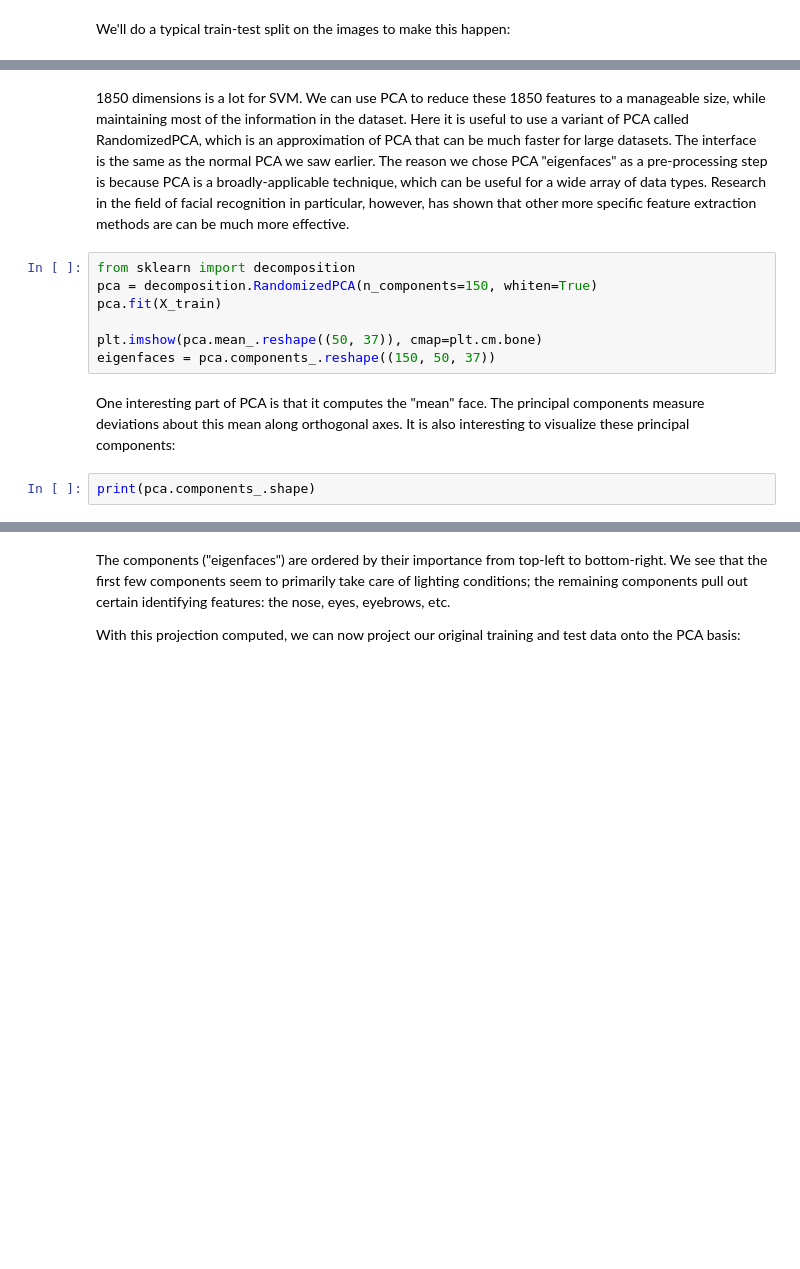
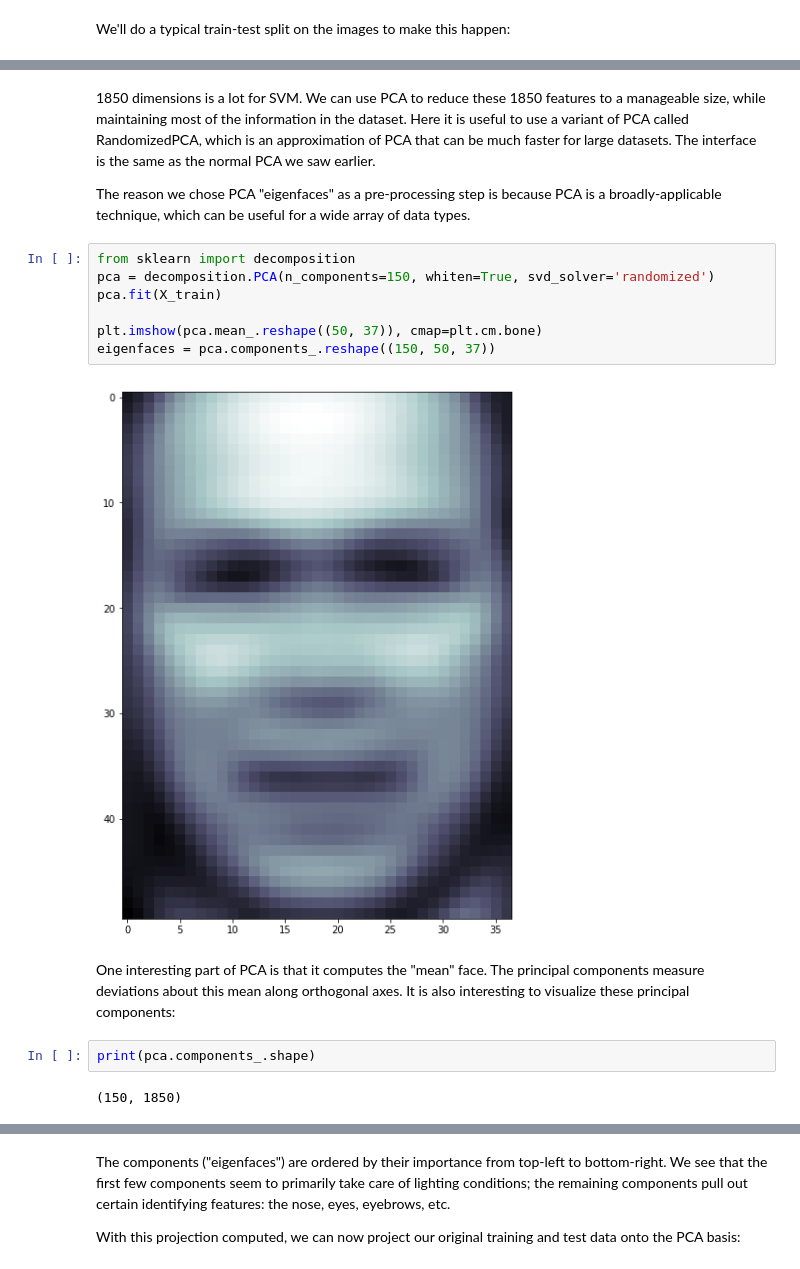
Before and after one commit to AnnieCRY/INET4061Project, a Jupyter notebook: finalProject.ipynb, the cells around one changed output, grey strips where cells are left out. Cells and saved outputs as stored; diff of their text form; blank space fills up the shorter version.

```diff
--- a/finalProject.ipynb
+++ b/finalProject.ipynb
@@ -175,18 +201,23 @@ print(X_train.shape, X_test.shape)
 # %% [markdown]
 1850 dimensions is a lot for SVM. We can use PCA to reduce these 1850 features to a manageable size, while maintaining most of the information in the dataset. Here it is useful to use a variant of PCA called RandomizedPCA, which is an approximation of PCA that can be much faster for large datasets. The interface is the same as the normal PCA we saw earlier.
-The reason we chose PCA "eigenfaces" as a pre-processing step is because PCA is a broadly-applicable technique, which can be useful for a wide array of data types. Research in the field of facial recognition in particular, however, has shown that other more specific feature extraction methods are can be much more effective.
+
+The reason we chose PCA "eigenfaces" as a pre-processing step is because PCA is a broadly-applicable technique, which can be useful for a wide array of data types.
 # %%
 from sklearn import decomposition
-pca = decomposition.RandomizedPCA(n_components=150, whiten=True)
+pca = decomposition.PCA(n_components=150, whiten=True, svd_solver='randomized')
 pca.fit(X_train)
 
 plt.imshow(pca.mean_.reshape((50, 37)), cmap=plt.cm.bone)
 eigenfaces = pca.components_.reshape((150, 50, 37))
+# %% [output]
+[figure, added]
 # %% [markdown]
 One interesting part of PCA is that it computes the "mean" face.
 The principal components measure deviations about this mean along orthogonal axes. It is also interesting to visualize these principal components:
 # %%
 print(pca.components_.shape)
+# %% [output]
+(150, 1850)
 # %%
 eigen_title=['eigenface']*18
 plot_gallery(eigenfaces,eigen_title, 50, 37)
```
Also changed, not shown: parts of 35 cells of this notebook.
